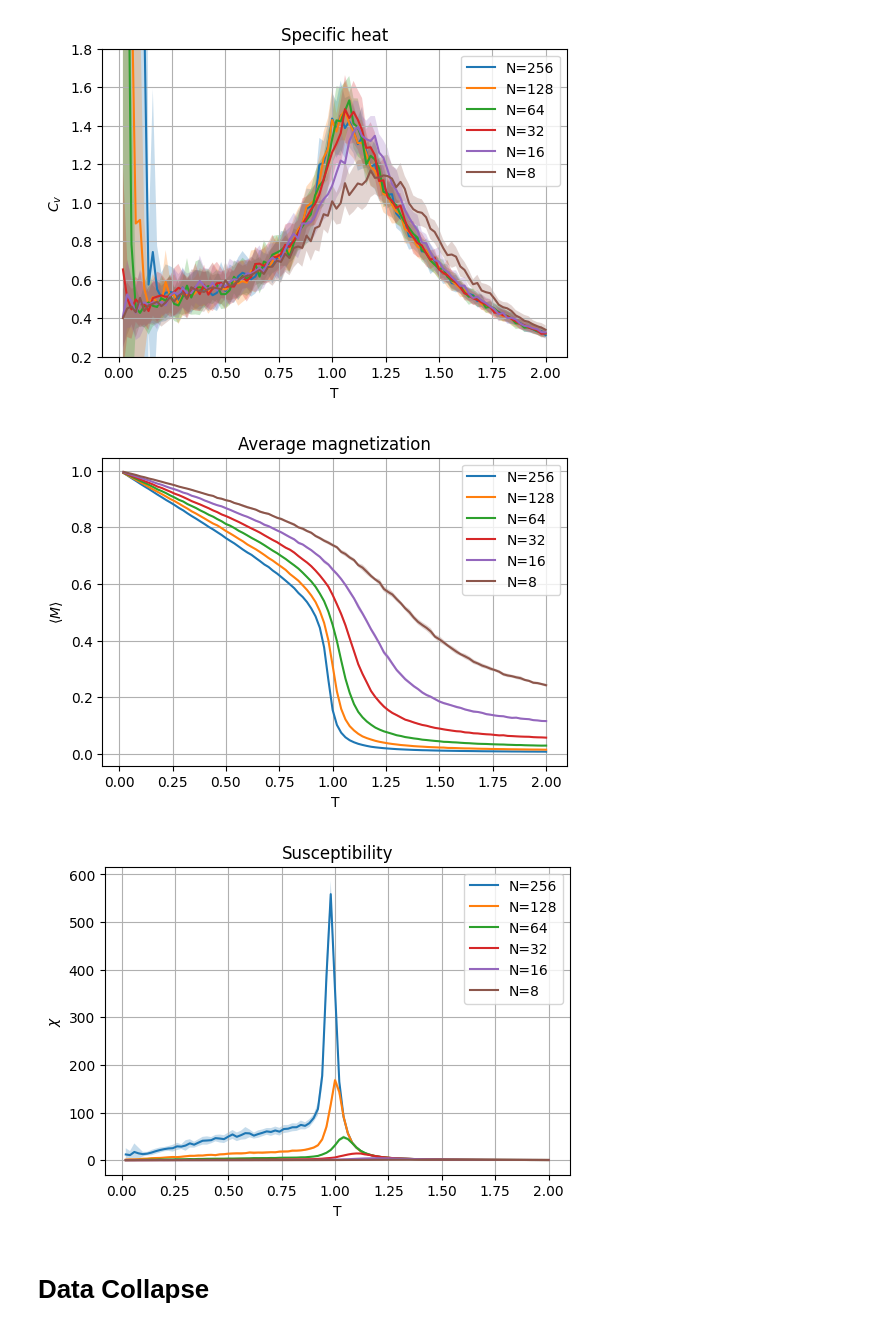
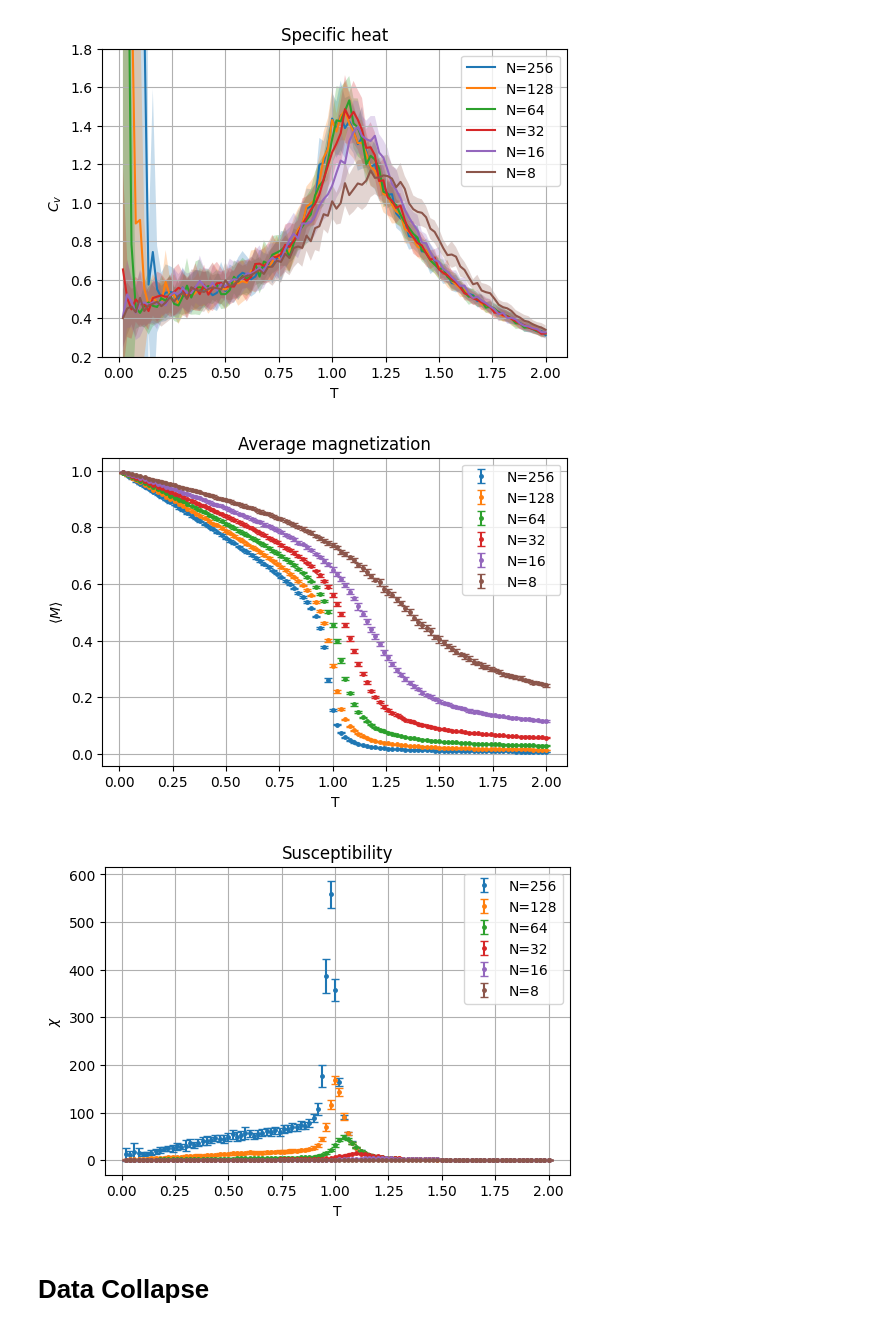
Before and after one commit to Naru-kami/xy-model, a Jupyter notebook: src/plots.ipynb, the cells around one changed output. Saved outputs shown, nothing was run; the diff lists cells and outputs as text; code cells hidden in the pictures.

```diff
--- a/src/plots.ipynb
+++ b/src/plots.ipynb
@@ -88,14 +88,14 @@ plt.tight_layout()
 plt.title("Average magnetization")
 
 for i, m in enumerate(Metropolis.M):
-    # plt.errorbar(T, m.mean(axis=0), m.std(axis=0), markersize=5, marker=".", linestyle='', capsize=3, label=f"N={gridSizes[i]}")
-    plt.plot(T, m.mean(axis=0), label=f"N={gridSizes[i]}")
-    plt.fill_between(T, m.mean(axis=0) - m.std(axis=0), m.mean(axis=0) + m.std(axis=0), alpha=0.25)
+    plt.errorbar(T, m.mean(axis=0), m.std(axis=0), markersize=5, marker=".", linestyle='', capsize=3, label=f"N={gridSizes[i]}")
+    # plt.plot(T, m.mean(axis=0), label=f"N={gridSizes[i]}")
+    # plt.fill_between(T, m.mean(axis=0) - m.std(axis=0), m.mean(axis=0) + m.std(axis=0), alpha=0.25)
 
 plt.legend()
 plt.xlabel("T")
 plt.ylabel(r"$\langle M \rangle$")
 plt.grid()
-# plt.savefig("../figs/Metropolis_M.pdf")
+# plt.savefig("../figs/Metropolis_M.pdf", bbox_inches='tight')
 plt.show()
 # %% [output]
@@ -106,14 +106,14 @@ plt.tight_layout()
 plt.title("Susceptibility")
 
 for i, x in enumerate(Metropolis.X):
-    # plt.errorbar(T, x.mean(axis=0), x.std(axis=0), markersize=5, marker=".", linestyle='', capsize=3, label=f"N={gridSizes[i]}")
-    plt.plot(T, x.mean(axis=0), label=f"N={gridSizes[i]}")
-    plt.fill_between(T, x.mean(axis=0) - x.std(axis=0), x.mean(axis=0) + x.std(axis=0), alpha=0.25)
+    plt.errorbar(T, x.mean(axis=0), x.std(axis=0), markersize=5, marker=".", linestyle='', capsize=3, label=f"N={gridSizes[i]}")
+    # plt.plot(T, x.mean(axis=0), label=f"N={gridSizes[i]}")
+    # plt.fill_between(T, x.mean(axis=0) - x.std(axis=0), x.mean(axis=0) + x.std(axis=0), alpha=0.25)
 
 plt.legend()
 plt.xlabel("T")
 plt.ylabel(r"$\chi$")
 plt.grid()
-# plt.savefig("../figs/Metropolis_X.pdf")
+# plt.savefig("../figs/Metropolis_X.pdf", bbox_inches='tight')
 plt.show()
 # %% [output]
@@ -126,14 +126,14 @@ plt.tight_layout()
 plt.title("Energy per spin")
 
 for i,e in enumerate(Wolff.E):
-    # plt.errorbar(T, e.mean(axis=0), e.std(axis=0), markersize=5, marker=".", linestyle='', capsize=3, label=f"N={gridSizes[i]}")
-    plt.plot(T, e.mean(axis=0), label=f"N={gridSizes[i]}")
-    plt.fill_between(T, e.mean(axis=0) - e.std(axis=0), e.mean(axis=0) + e.std(axis=0), alpha=0.25)
+    plt.errorbar(T, e.mean(axis=0), e.std(axis=0), markersize=5, marker=".", linestyle='', capsize=3, label=f"N={gridSizes[i]}")
+    # plt.plot(T, e.mean(axis=0), label=f"N={gridSizes[i]}")
+    # plt.fill_between(T, e.mean(axis=0) - e.std(axis=0), e.mean(axis=0) + e.std(axis=0), alpha=0.25)
 
 plt.legend()
 plt.xlabel("T")
 plt.ylabel(r"$\langle E \rangle$")
 plt.grid()
-# plt.savefig("../figs/Wolff_E.pdf")
+# plt.savefig("../figs/Wolff_E.pdf", bbox_inches='tight')
 plt.show()
 # %% [output]
@@ -163,36 +163,36 @@ plt.tight_layout()
 plt.title("Average magnetization")
 
 for i, m in enumerate(Wolff.M):
-    # plt.errorbar(T, m.mean(axis=0), m.std(axis=0), markersize=5, marker=".", linestyle='', capsize=3, label=f"N={gridSizes[i]}")
-    plt.plot(T, m.mean(axis=0), label=f"N={gridSizes[i]}")
-    plt.fill_between(T, m.mean(axis=0) - m.std(axis=0), m.mean(axis=0) + m.std(axis=0), alpha=0.25)
+    plt.errorbar(T, m.mean(axis=0), m.std(axis=0), markersize=5, marker=".", linestyle='', capsize=3, label=f"N={gridSizes[i]}")
+    # plt.plot(T, m.mean(axis=0), label=f"N={gridSizes[i]}")
+    # plt.fill_between(T, m.mean(axis=0) - m.std(axis=0), m.mean(axis=0) + m.std(axis=0), alpha=0.25)
 
 plt.legend()
 plt.xlabel("T")
 plt.ylabel(r"$\langle M \rangle$")
 plt.grid()
-# plt.savefig("../figs/Wolff_M.pdf")
+# plt.savefig("../figs/Wolff_M.pdf", bbox_inches='tight')
 plt.show()
 # %% [output]
-[figure, old version]
+[figure, new version]
 # %%
 plt.figure(figsize=(6,4))
 plt.tight_layout()
 plt.title("Susceptibility")
 
 for i, x in enumerate(Wolff.X):
-    # plt.errorbar(T, x.mean(axis=0), x.std(axis=0), markersize=5, marker=".", linestyle='', capsize=3, label=f"N={gridSizes[i]}")
-    plt.plot(T, x.mean(axis=0), label=f"N={gridSizes[i]}")
-    plt.fill_between(T, x.mean(axis=0) - x.std(axis=0), x.mean(axis=0) + x.std(axis=0), alpha=0.25)
+    plt.errorbar(T, x.mean(axis=0), x.std(axis=0), markersize=5, marker=".", linestyle='', capsize=3, label=f"N={gridSizes[i]}")
+    # plt.plot(T, x.mean(axis=0), label=f"N={gridSizes[i]}")
+    # plt.fill_between(T, x.mean(axis=0) - x.std(axis=0), x.mean(axis=0) + x.std(axis=0), alpha=0.25)
 
 plt.legend()
 plt.xlabel("T")
 plt.ylabel(r"$\chi$")
 plt.grid()
-# plt.savefig("../figs/Wolff_X.pdf")
+# plt.savefig("../figs/Wolff_X.pdf", bbox_inches='tight')
 plt.show()
 # %% [output]
-[figure, old version]
+[figure, new version]
 # %% [markdown]
 # Data Collapse
 # %% [markdown]
```
Also changed, not shown: parts of 13 cells of this notebook, 19 other files.
